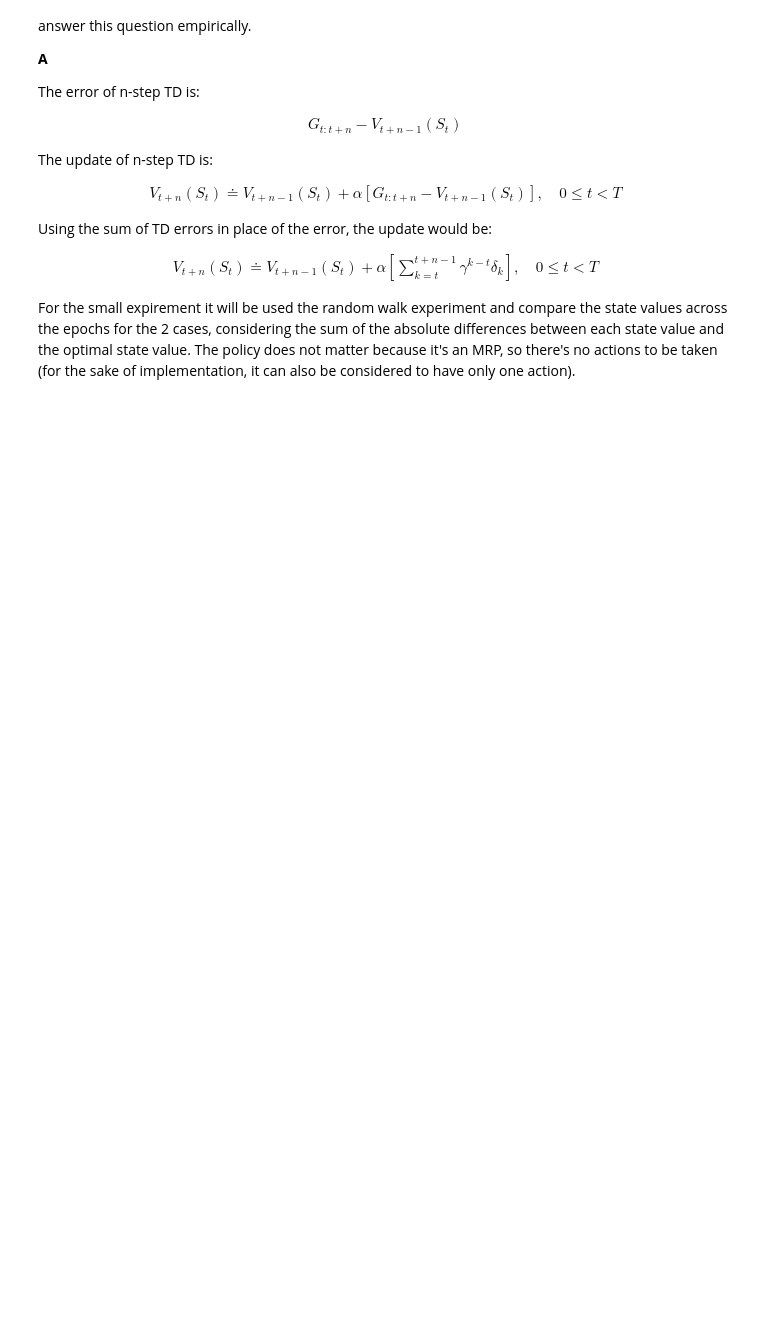
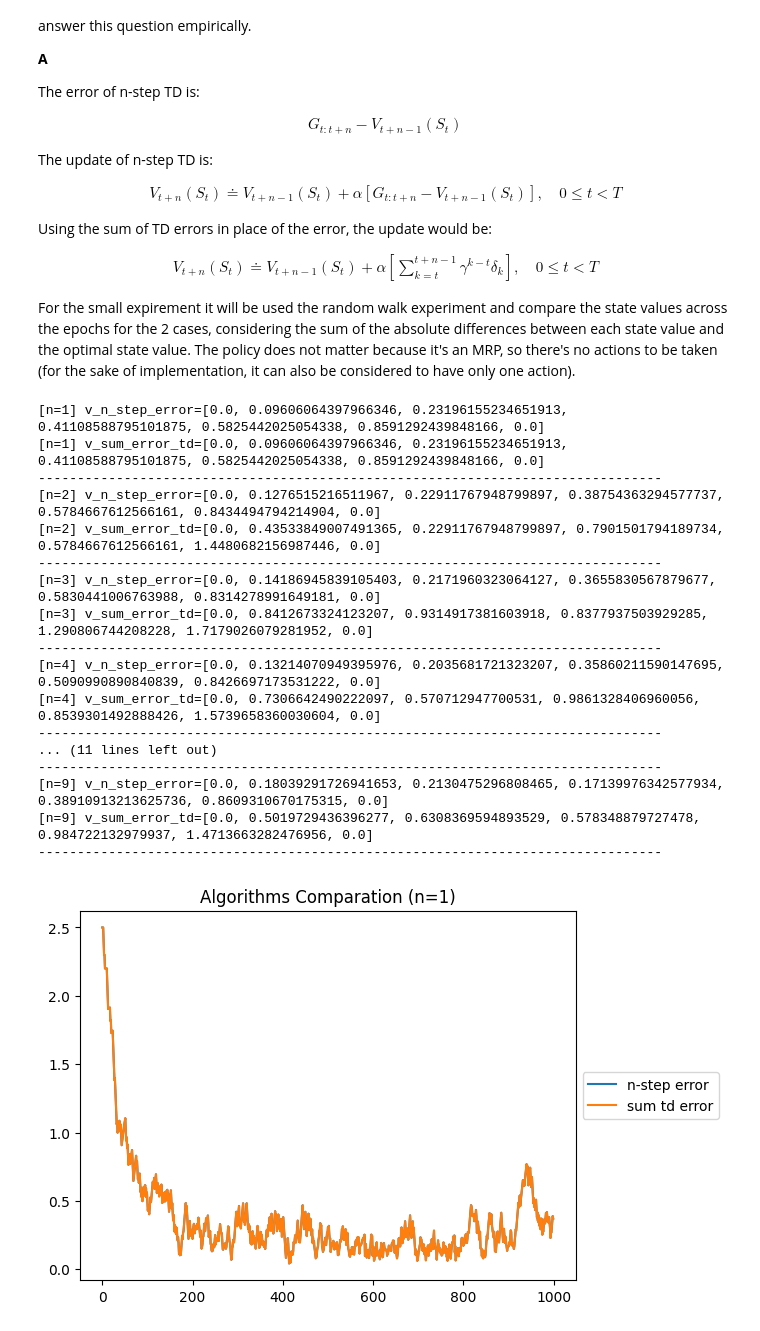
Before and after one commit to lucasbasquerotto/ml-demos, a Jupyter notebook: rl/ch07.ipynb, the cells around one changed output. Saved outputs shown, nothing was run; the diff lists cells and outputs as text; code cells hidden in the pictures; blank space fills up the shorter version.

```diff
--- a/rl/ch07.ipynb
+++ b/rl/ch07.ipynb
@@ -210,8 +210,10 @@ def evaluate(
 ):
     v = [0.0] * env.num_states
     diffs: list[float] = []
+    rg = random_generator(seed)
 
     for _ in range(episodes):
+        inner_seed = rg.integers(1e9)
         v = n_step_td_eval(
             env=env,
             v=v,
@@ -219,7 +221,7 @@ def evaluate(
             n=n,
             alpha=alpha,
             gamma=gamma,
-            seed=seed,
+            seed=inner_seed,
             sum_td_errors=sum_td_errors,
         )
         diff = sum(abs(v[i] - optimal_v[i]) for i in range(len(v)))
@@ -267,7 +269,7 @@ class RandomWalkEnv(BaseEnv):
         truncated = (not terminated) and (max_steps is not None) and (steps >= max_steps)
 
         self.steps = steps
-        self.state = state
+        self.state = next_state
 
         return next_state, reward, terminated, truncated
 # %%
@@ -276,9 +278,9 @@ import matplotlib.pyplot as plt
 def evaluate_random_walk(n: int):
     env = RandomWalkEnv(max_steps=500)
     optimal_v = [0] + [i/6 for i in range(1, 6)] + [0]
-    episodes = 10
-    alpha = 0.5
-    gamma = 0.9
+    episodes = 1000
+    alpha = 0.1
+    gamma = 1
     seed = 0
 
     diffs_n_step_error, v_n_step_error = evaluate(
@@ -313,7 +315,27 @@ def evaluate_random_walk(n: int):
     plt.plot(diffs_n_step_error, label='n-step error')
     plt.plot(diffs_sum_error_td, label='sum td error')
     plt.title(f'Algorithms Comparation (n={n})')
+    plt.legend(loc='center left', bbox_to_anchor=(1, 0.5))
     plt.plot()
 # %%
-for n in range(5, 6):
+for n in range(1, 10):
     evaluate_random_walk(n)
+# %% [output]
+[n=1] v_n_step_error=[0.0, 0.09606064397966346, 0.23196155234651913, 0.41108588795101875, 0.5825442025054338, 0.8591292439848166, 0.0]
+[n=1] v_sum_error_td=[0.0, 0.09606064397966346, 0.23196155234651913, 0.41108588795101875, 0.5825442025054338, 0.8591292439848166, 0.0]
+--------------------------------------------------------------------------------
+[n=2] v_n_step_error=[0.0, 0.1276515216511967, 0.22911767948799897, 0.38754363294577737, 0.5784667612566161, 0.8434494794214904, 0.0]
+[n=2] v_sum_error_td=[0.0, 0.43533849007491365, 0.22911767948799897, 0.7901501794189734, 0.5784667612566161, 1.4480682156987446, 0.0]
+--------------------------------------------------------------------------------
+[n=3] v_n_step_error=[0.0, 0.14186945839105403, 0.2171960323064127, 0.3655830567879677, 0.5830441006763988, 0.8314278991649181, 0.0]
+[n=3] v_sum_error_td=[0.0, 0.8412673324123207, 0.9314917381603918, 0.8377937503929285, 1.290806744208228, 1.7179026079281952, 0.0]
+--------------------------------------------------------------------------------
+[n=4] v_n_step_error=[0.0, 0.13214070949395976, 0.2035681721323207, 0.35860211590147695, 0.5090990890840839, 0.8426697173531222, 0.0]
+[n=4] v_sum_error_td=[0.0, 0.7306642490222097, 0.570712947700531, 0.9861328406960056, 0.8539301492888426, 1.5739658360030604, 0.0]
+--------------------------------------------------------------------------------
+... (11 lines left out)
+--------------------------------------------------------------------------------
+[n=9] v_n_step_error=[0.0, 0.18039291726941653, 0.2130475296808465, 0.17139976342577934, 0.38910913213625736, 0.8609310670175315, 0.0]
+[n=9] v_sum_error_td=[0.0, 0.5019729436396277, 0.6308369594893529, 0.578348879727478, 0.984722132979937, 1.4713663282476956, 0.0]
+--------------------------------------------------------------------------------
+[figure, added]
```
Also changed, not shown: parts of 2 cells of this notebook.
